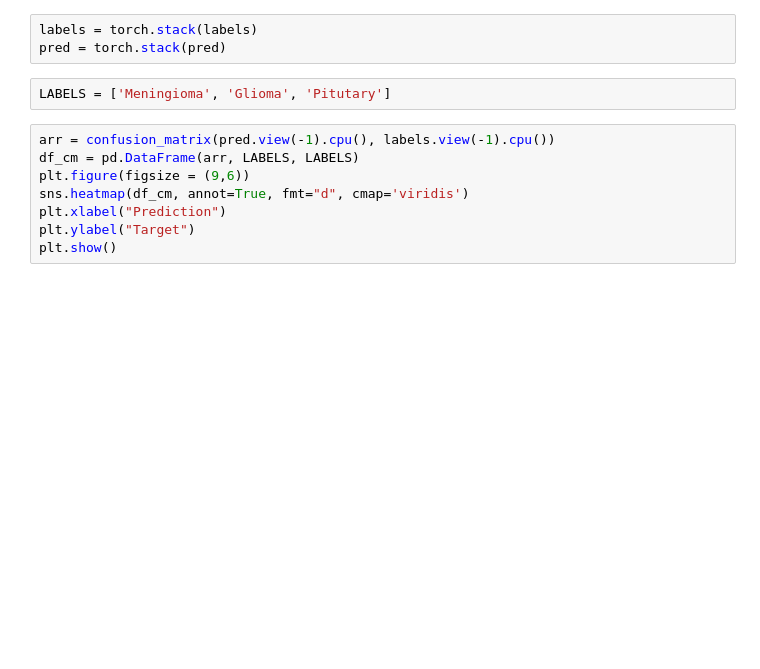
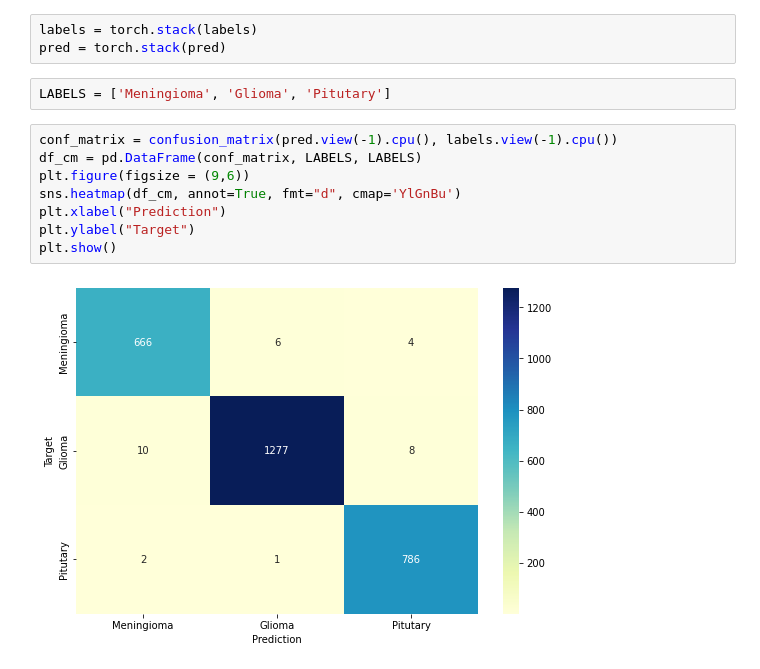
Before and after one commit to mkpvasu/Brain-Tumor-Classification, a Jupyter notebook: BT_Model.ipynb, the cells around one changed output. Saved outputs shown, nothing was run; the diff lists cells and outputs as text; blank space fills up the shorter version.

```diff
--- a/BT_Model.ipynb
+++ b/BT_Model.ipynb
@@ -511,12 +454,14 @@ pred = torch.stack(pred)
 # %%
 LABELS = ['Meningioma', 'Glioma', 'Pitutary']
 # %%
-arr = confusion_matrix(pred.view(-1).cpu(), labels.view(-1).cpu())
-df_cm = pd.DataFrame(arr, LABELS, LABELS)
+conf_matrix = confusion_matrix(pred.view(-1).cpu(), labels.view(-1).cpu())
+df_cm = pd.DataFrame(conf_matrix, LABELS, LABELS)
 plt.figure(figsize = (9,6))
-sns.heatmap(df_cm, annot=True, fmt="d", cmap='viridis')
+sns.heatmap(df_cm, annot=True, fmt="d", cmap='YlGnBu')
 plt.xlabel("Prediction")
 plt.ylabel("Target")
 plt.show()
+# %% [output]
+[figure, added]
 # %%
 print(f"Clasification Report\n\n{classification_report(pred.view(-1).cpu(), labels.view(-1).cpu())}")
```
Also changed, not shown: parts of 27 cells of this notebook.
